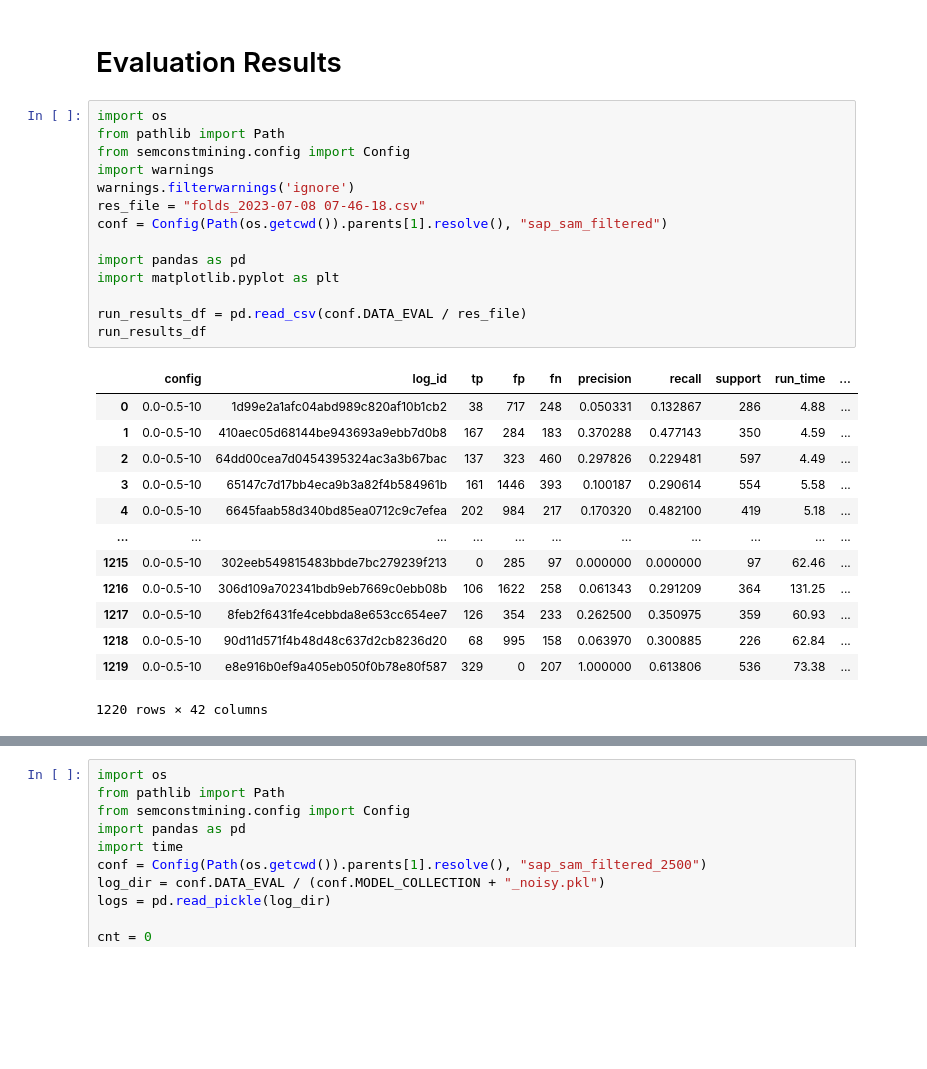
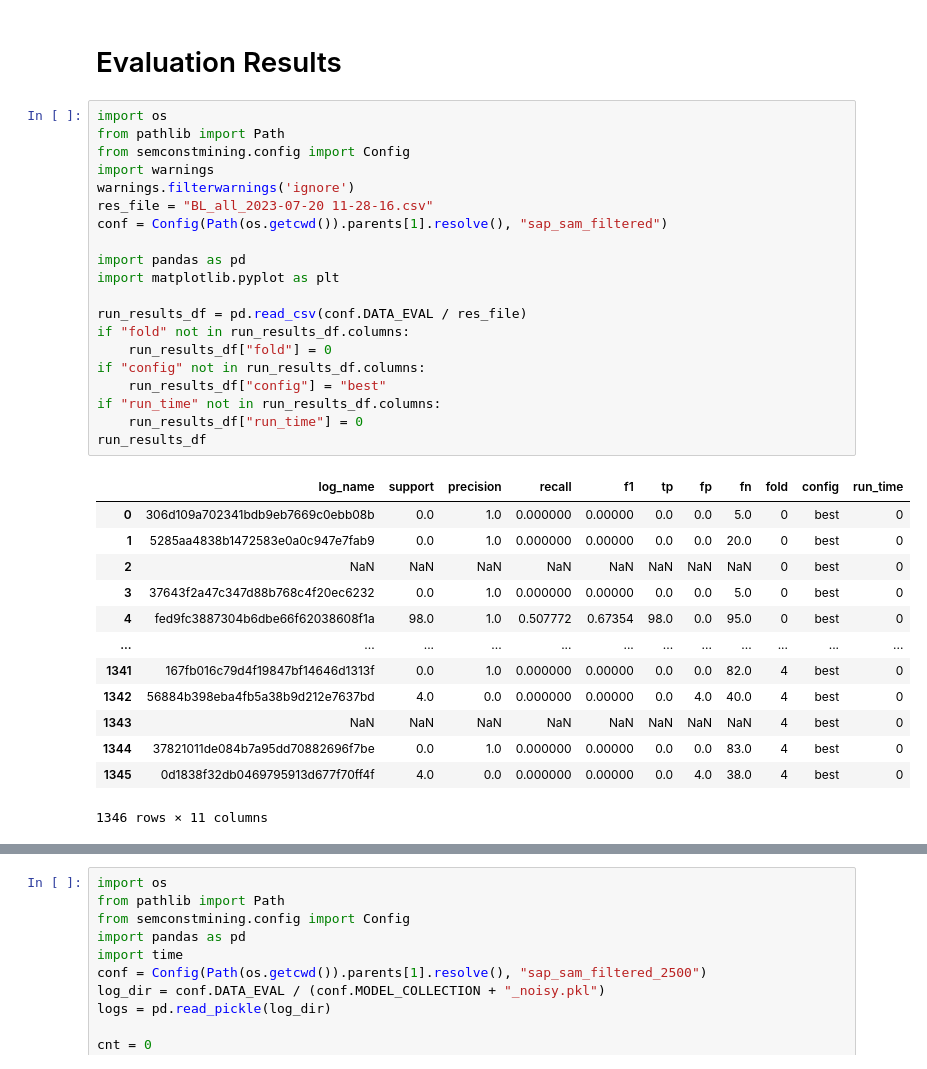
Before and after one commit to a-rebmann/semantic-constraint-miner, a Jupyter notebook: notebooks/evaluation_results.ipynb, the cells around one changed output, grey strips where cells are left out. Drawn from its saved outputs; the diff is of its cells as text; blank space fills up the shorter version.

Commit message:
update results notebook

```diff
--- a/notebooks/evaluation_results.ipynb
+++ b/notebooks/evaluation_results.ipynb
@@ -3,31 +3,37 @@
 # %%
 import os
 from pathlib import Path
 from semconstmining.config import Config
 import warnings
 warnings.filterwarnings('ignore')
-res_file = "folds_2023-07-08 07-46-18.csv"
+res_file = "BL_all_2023-07-20 11-28-16.csv"
 conf = Config(Path(os.getcwd()).parents[1].resolve(), "sap_sam_filtered")
 
 import pandas as pd
 import matplotlib.pyplot as plt
 
 run_results_df = pd.read_csv(conf.DATA_EVAL / res_file)
+if "fold" not in run_results_df.columns:
+    run_results_df["fold"] = 0
+if "config" not in run_results_df.columns:
+    run_results_df["config"] = "best"
+if "run_time" not in run_results_df.columns:
+    run_results_df["run_time"] = 0
 run_results_df
 # %% [output]
-|  | config | log_id | tp | fp | fn | precision | recall | support | run_time | ... |
-| 0 | 0.0-0.5-10 | 1d99e2a1afc04abd989c820af10b1cb2 | 38 | 717 | 248 | 0.050331 | 0.132867 | 286 | 4.88 | ... |
-| 1 | 0.0-0.5-10 | 410aec05d68144be943693a9ebb7d0b8 | 167 | 284 | 183 | 0.370288 | 0.477143 | 350 | 4.59 | ... |
-| 2 | 0.0-0.5-10 | 64dd00cea7d0454395324ac3a3b67bac | 137 | 323 | 460 | 0.297826 | 0.229481 | 597 | 4.49 | ... |
-| 3 | 0.0-0.5-10 | 65147c7d17bb4eca9b3a82f4b584961b | 161 | 1446 | 393 | 0.100187 | 0.290614 | 554 | 5.58 | ... |
-| 4 | 0.0-0.5-10 | 6645faab58d340bd85ea0712c9c7efea | 202 | 984 | 217 | 0.170320 | 0.482100 | 419 | 5.18 | ... |
-| ... | ... | ... | ... | ... | ... | ... | ... | ... | ... | ... |
-| 1215 | 0.0-0.5-10 | 302eeb549815483bbde7bc279239f213 | 0 | 285 | 97 | 0.000000 | 0.000000 | 97 | 62.46 | ... |
-| 1216 | 0.0-0.5-10 | 306d109a702341bdb9eb7669c0ebb08b | 106 | 1622 | 258 | 0.061343 | 0.291209 | 364 | 131.25 | ... |
-| 1217 | 0.0-0.5-10 | 8feb2f6431fe4cebbda8e653cc654ee7 | 126 | 354 | 233 | 0.262500 | 0.350975 | 359 | 60.93 | ... |
-| 1218 | 0.0-0.5-10 | 90d11d571f4b48d48c637d2cb8236d20 | 68 | 995 | 158 | 0.063970 | 0.300885 | 226 | 62.84 | ... |
-| 1219 | 0.0-0.5-10 | e8e916b0ef9a405eb050f0b78e80f587 | 329 | 0 | 207 | 1.000000 | 0.613806 | 536 | 73.38 | ... |
+|  | log_name | support | precision | recall | f1 | tp | fp | fn | fold | config | run_time |
+| 0 | 306d109a702341bdb9eb7669c0ebb08b | 0.0 | 1.0 | 0.000000 | 0.00000 | 0.0 | 0.0 | 5.0 | 0 | best | 0 |
+| 1 | 5285aa4838b1472583e0a0c947e7fab9 | 0.0 | 1.0 | 0.000000 | 0.00000 | 0.0 | 0.0 | 20.0 | 0 | best | 0 |
+| 2 | NaN | NaN | NaN | NaN | NaN | NaN | NaN | NaN | 0 | best | 0 |
+| 3 | 37643f2a47c347d88b768c4f20ec6232 | 0.0 | 1.0 | 0.000000 | 0.00000 | 0.0 | 0.0 | 5.0 | 0 | best | 0 |
+| 4 | fed9fc3887304b6dbe66f62038608f1a | 98.0 | 1.0 | 0.507772 | 0.67354 | 98.0 | 0.0 | 95.0 | 0 | best | 0 |
+| ... | ... | ... | ... | ... | ... | ... | ... | ... | ... | ... | ... |
+| 1341 | 167fb016c79d4f19847bf14646d1313f | 0.0 | 1.0 | 0.000000 | 0.00000 | 0.0 | 0.0 | 82.0 | 4 | best | 0 |
+| 1342 | 56884b398eba4fb5a38b9d212e7637bd | 4.0 | 0.0 | 0.000000 | 0.00000 | 0.0 | 4.0 | 40.0 | 4 | best | 0 |
+| 1343 | NaN | NaN | NaN | NaN | NaN | NaN | NaN | NaN | 4 | best | 0 |
+| 1344 | 37821011de084b7a95dd70882696f7be | 0.0 | 1.0 | 0.000000 | 0.00000 | 0.0 | 0.0 | 83.0 | 4 | best | 0 |
+| 1345 | 0d1838f32db0469795913d677f70ff4f | 4.0 | 0.0 | 0.000000 | 0.00000 | 0.0 | 4.0 | 38.0 | 4 | best | 0 |
-1220 rows × 42 columns
+1346 rows × 11 columns
 # %%
 import time
 fold_dfs = []
```
Also changed, not shown: parts of 14 cells of this notebook, 5 other files.
